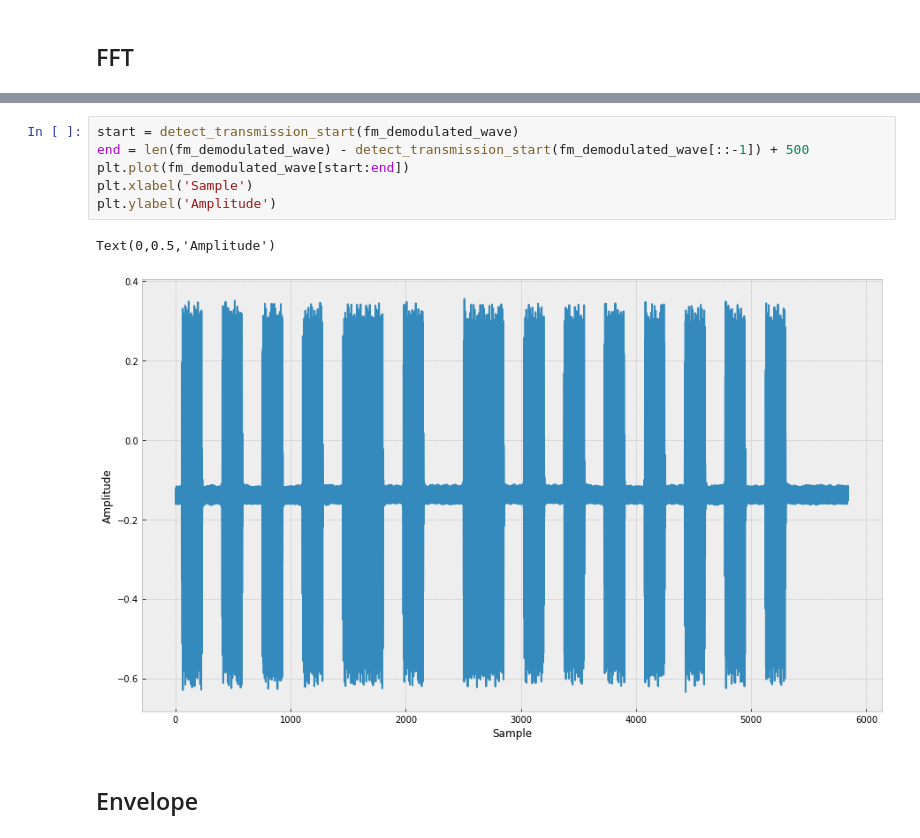
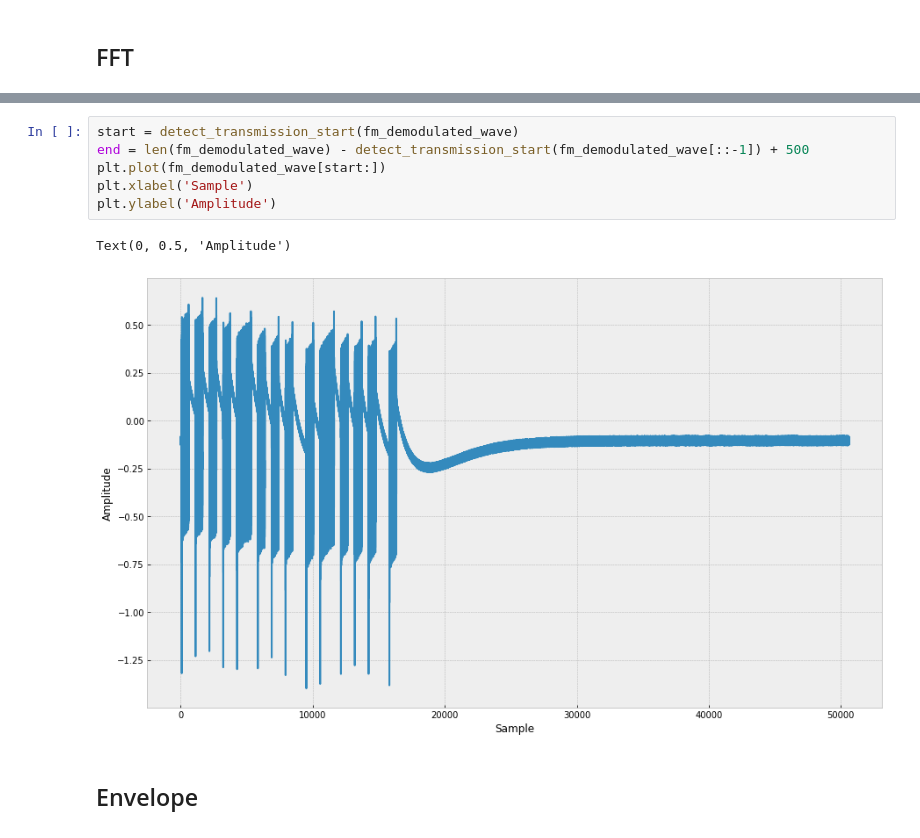
Before and after one commit to collinsrhuffiii/modulated-messages, a Jupyter notebook: notebooks/demo.ipynb, the cells around one changed output, grey strips where cells are left out. Drawn from its saved outputs; the diff is of its cells as text.

```diff
--- a/notebooks/demo.ipynb
+++ b/notebooks/demo.ipynb
@@ -59,12 +61,12 @@ Text(0,0.5,'Magnitude')
 # %%
 start = detect_transmission_start(fm_demodulated_wave)
 end = len(fm_demodulated_wave) - detect_transmission_start(fm_demodulated_wave[::-1]) + 500
-plt.plot(fm_demodulated_wave[start:end])
+plt.plot(fm_demodulated_wave[start:])
 plt.xlabel('Sample')
 plt.ylabel('Amplitude')
 # %% [output]
-Text(0,0.5,'Amplitude')
+Text(0, 0.5, 'Amplitude')
-[figure, old version]
+[figure, new version]
 # %% [markdown]
 ## Envelope
 # %%
```
Also changed, not shown: parts of 8 cells of this notebook, 5 other files.
